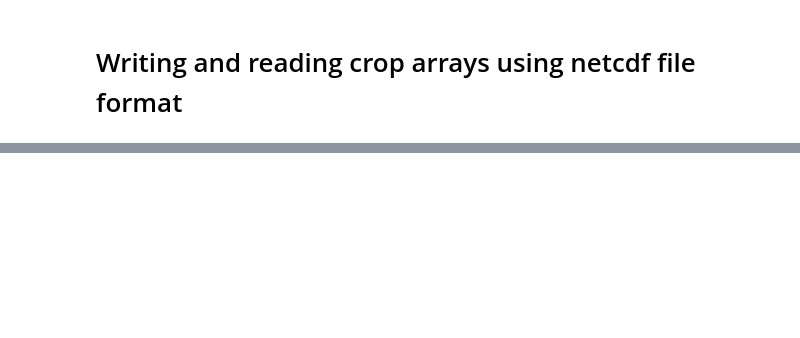
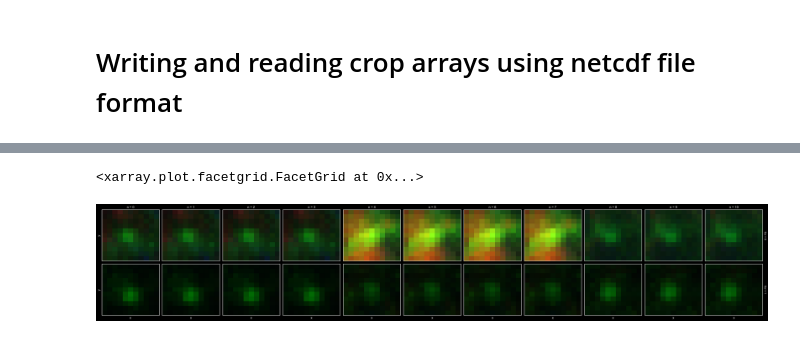
Before and after one commit to Colorado-State-University-Stasevich-Lab/croparray, a Jupyter notebook: notebooks/ToolDevelopment.ipynb, the cells around one changed output, grey strips where cells are left out. Saved outputs shown, nothing was run; the diff lists cells and outputs as text; code cells hidden in the pictures; blank space fills up the shorter version.

```diff
--- a/notebooks/ToolDevelopment.ipynb
+++ b/notebooks/ToolDevelopment.ipynb
@@ -383,0 +260,10 @@ Data variables:
+# %%
+# Read in csv; note minimal need columns to be used for fov = field of view, f = frame, id = crop/track id #, yc = y-center position of crop, xc - x-center position of crop
+spots = pd.read_csv(os.path.join('../database/Data From ONeil', r'Segmented_Centroids_052121_Hela_CBS_C+A_48h_Flag TR_MCP JF646_100x_ - 1_c561_211110225854.csv'))
+spots2 = pd.read_csv(os.path.join('../database/Data From ONeil', r'Segmented_Centroids_052121_Hela_CBS_GL2_48h_Flag TR_MCP JF646_100x_ - 1_c561_211110225854.csv'))
+spots=pd.concat([spots1, spots2]).reset_index(drop=True)
+spots['id']=spots.index
+# Rename the Trackmate columns to crop array standards of fov, f, id, yc, and xc
+spots.rename(columns={'Label':'fov', 'Y': 'yc','X': 'xc'}, inplace=True, errors='raise')
+spots['f']=0
+spots
@@ -383,0 +302,3 @@ Data variables:
+# %%
+my_ca = ca.create_crop_array(video,spots,xy_pad=5)
+my_ca
@@ -383,0 +329,7 @@ Data variables:
+# %%
+# Check the first 10 spots (max-z projected) of each fov to make sure things are centered.
+# Choosing ch = 1, 2 (translation), and 3 for rgb mapping
+my_ca.int.sel(ch=[1,2,3],n=slice(0,10)).mean(dim=['t']).max('z').plot.imshow(col='n',row='fov',rgb='ch',cmap='gray',xticks=[],yticks=[])
+# %% [output]
+<xarray.plot.facetgrid.FacetGrid at 0x...>
+[figure, added]
```
Also changed, not shown: parts of 32 cells of this notebook, 11 other files.
